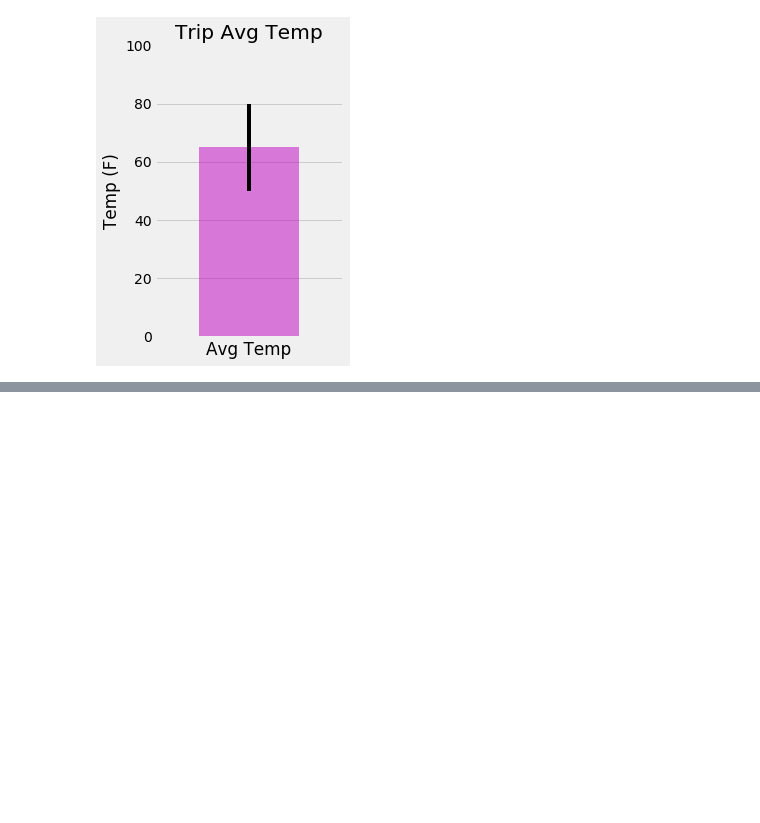
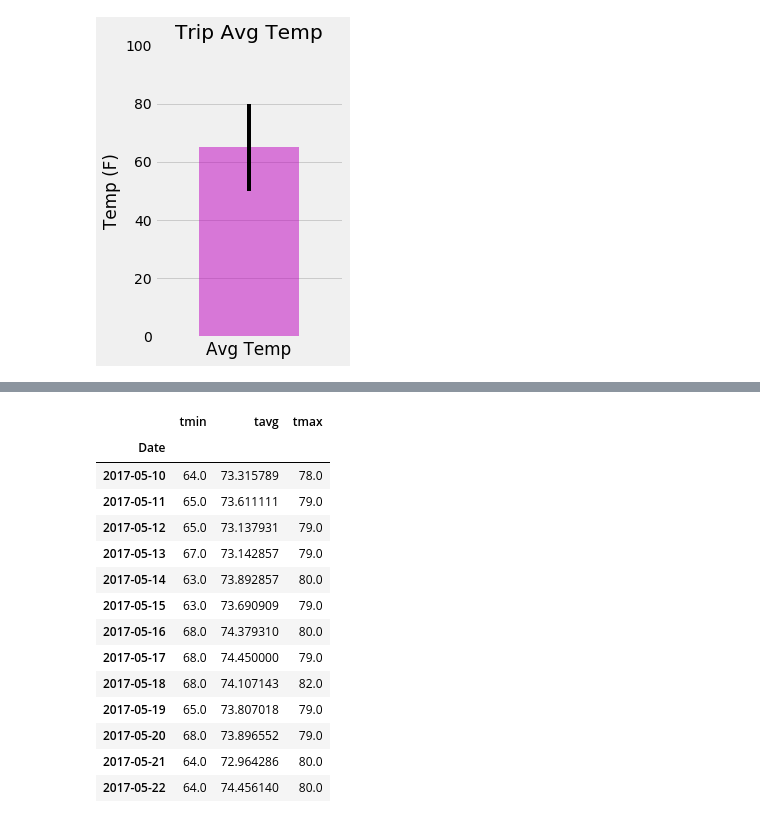
Before and after one commit to kimcrine/sqlalchemy-challenge, a Jupyter notebook: climate_starter.ipynb, the cells around one changed output, grey strips where cells are left out. Cells and saved outputs as stored; diff of their text form; code cells hidden in the pictures; blank space fills up the shorter version.

Commit message:
calculated the daily normals for your trip and loaded query results into a pandas dataframe

```diff
--- a/climate_starter.ipynb
+++ b/climate_starter.ipynb
@@ -291,9 +293,22 @@ daily_normals("01-01")
 # push each tuple of calculations into a list called `normals`
 
 # Set the start and end date of the trip
+start_date = '2017-05-10'
+end_date = '2017-05-22'
 
 # Use the start and end date to create a range of dates
+# Stip off the year and save a list of %m-%d strings
+# Loop through the list of %m-%d strings and calculate the normals for each date
+start = dt.datetime.strptime(start_date, '%Y-%m-%d')
+end = dt.datetime.strptime(end_date, '%Y-%m-%d')
 
-# Stip off the year and save a list of %m-%d strings
+trip_dates = []
+normals =[]
 
-# Loop through the list of %m-%d strings and calculate the normals for each date
+while (start <= end):
+    trip_dates.append(dt.datetime.strftime(start,'%Y-%m-%d'))
+    datestr = dt.datetime.strftime(start,'%m-%d')
+    normals.append(list(np.ravel(daily_normals(datestr))))
+    start = start + dt.timedelta(days = 1)
+
+normals
@@ -300,4 +329,25 @@ daily_normals("01-01")
 # %%
 # Load the previous query results into a Pandas DataFrame and add the `trip_dates` range as the `date` index
+normals_df = pd.DataFrame(normals,columns=['tmin','tavg','tmax'])
+normals_df.index = normals_df.index.get_level_values(0)
+normals_df['Date'] = trip_dates
+normals_df = normals_df.set_index('Date')
+normals_df
+# %% [output]
+|  | tmin | tavg | tmax |
+| Date |  |  |  |
+| 2017-05-10 | 64.0 | 73.315789 | 78.0 |
+| 2017-05-11 | 65.0 | 73.611111 | 79.0 |
+| 2017-05-12 | 65.0 | 73.137931 | 79.0 |
+| 2017-05-13 | 67.0 | 73.142857 | 79.0 |
+| 2017-05-14 | 63.0 | 73.892857 | 80.0 |
+| 2017-05-15 | 63.0 | 73.690909 | 79.0 |
+| 2017-05-16 | 68.0 | 74.379310 | 80.0 |
+| 2017-05-17 | 68.0 | 74.450000 | 79.0 |
+| 2017-05-18 | 68.0 | 74.107143 | 82.0 |
+| 2017-05-19 | 65.0 | 73.807018 | 79.0 |
+| 2017-05-20 | 68.0 | 73.896552 | 79.0 |
+| 2017-05-21 | 64.0 | 72.964286 | 80.0 |
+| 2017-05-22 | 64.0 | 74.456140 | 80.0 |
 # %%
 # Plot the daily normals as an area plot with `stacked=False`
```
Also changed, not shown: parts of 2 cells of this notebook.
